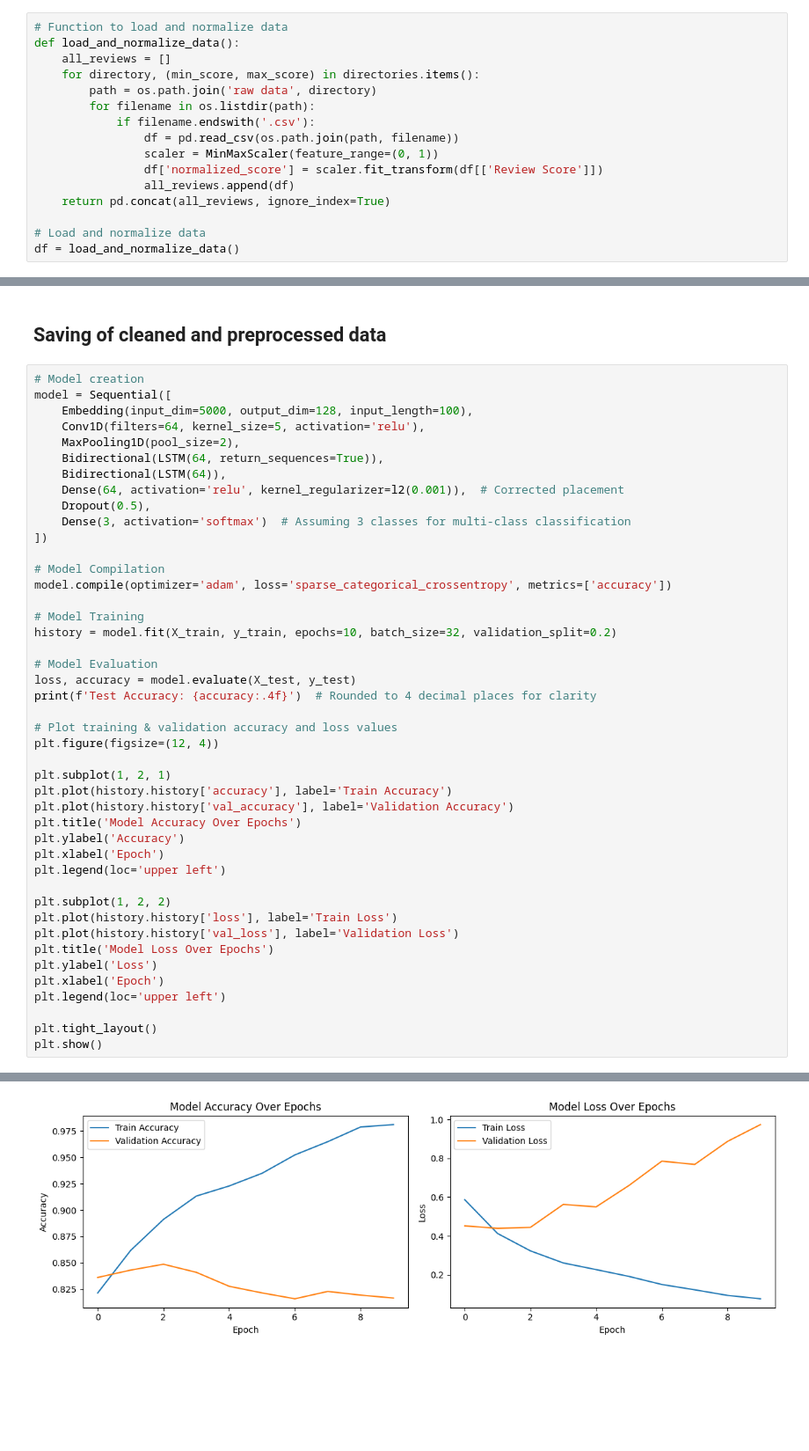
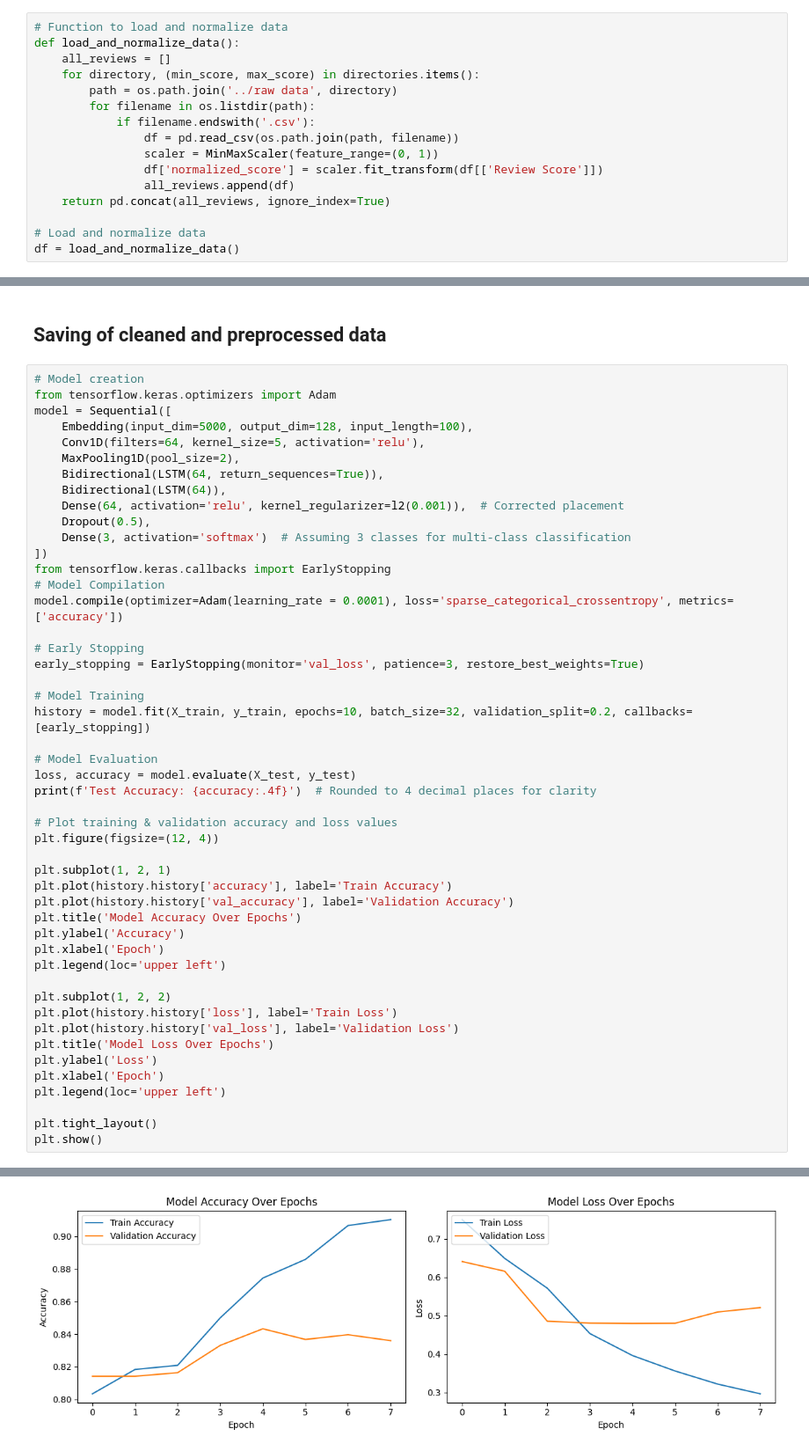
Before and after one commit to sanashii/pointview, a Jupyter notebook: sentiment analysis/1.ipynb, the cells around one changed output, grey strips where cells are left out. Shown: that part at 88% size. Saved outputs shown, nothing was run; the diff lists cells and outputs as text; blank space fills up the shorter version.

Commit message:
filtered english reviews and added early stopping. accuracy = 83%

```diff
--- a/sentiment analysis/1.ipynb
+++ b/sentiment analysis/1.ipynb
@@ -37,7 +37,7 @@ directories = {
 def load_and_normalize_data():
     all_reviews = []
     for directory, (min_score, max_score) in directories.items():
-        path = os.path.join('raw data', directory)
+        path = os.path.join('../raw data', directory)
         for filename in os.listdir(path):
             if filename.endswith('.csv'):
                 df = pd.read_csv(os.path.join(path, filename))
@@ -131,6 +173,7 @@ X_train, X_test, y_train, y_test = train_test_split(padded_sequences, labels, te
 ## Saving of cleaned and preprocessed data
 # %%
 # Model creation
+from tensorflow.keras.optimizers import Adam
 model = Sequential([
     Embedding(input_dim=5000, output_dim=128, input_length=100),
     Conv1D(filters=64, kernel_size=5, activation='relu'),
@@ -141,12 +184,15 @@ model = Sequential([
     Dropout(0.5),
     Dense(3, activation='softmax')  # Assuming 3 classes for multi-class classification
 ])
+from tensorflow.keras.callbacks import EarlyStopping
+# Model Compilation
+model.compile(optimizer=Adam(learning_rate = 0.0001), loss='sparse_categorical_crossentropy', metrics=['accuracy'])
 
-# Model Compilation
-model.compile(optimizer='adam', loss='sparse_categorical_crossentropy', metrics=['accuracy'])
+# Early Stopping
+early_stopping = EarlyStopping(monitor='val_loss', patience=3, restore_best_weights=True)
 
 # Model Training
-history = model.fit(X_train, y_train, epochs=10, batch_size=32, validation_split=0.2)
+history = model.fit(X_train, y_train, epochs=10, batch_size=32, validation_split=0.2, callbacks=[early_stopping])
 
 # Model Evaluation
 loss, accuracy = model.evaluate(X_test, y_test)
@@ -195,4 +241,4 @@ Test Accuracy: 0.8074
-[figure, old version]
+[figure, new version]
 # %%
 import numpy as np
 from tensorflow.keras.preprocessing.sequence import pad_sequences
```
Also changed, not shown: parts of 6 cells of this notebook.
